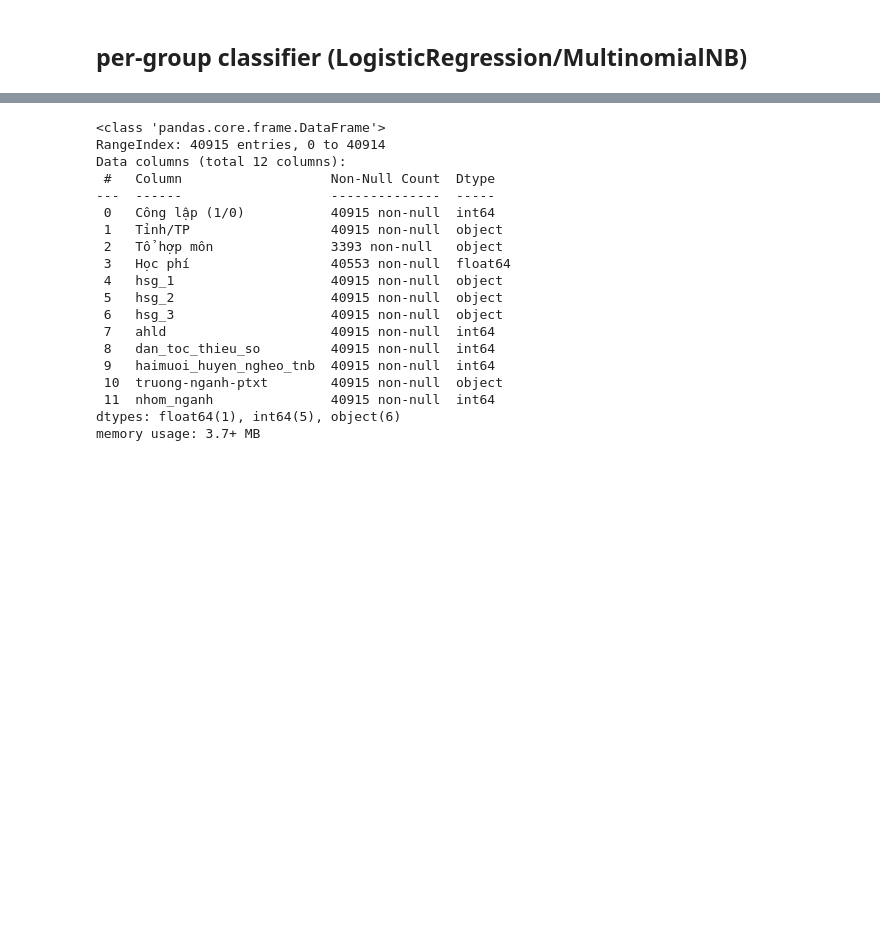
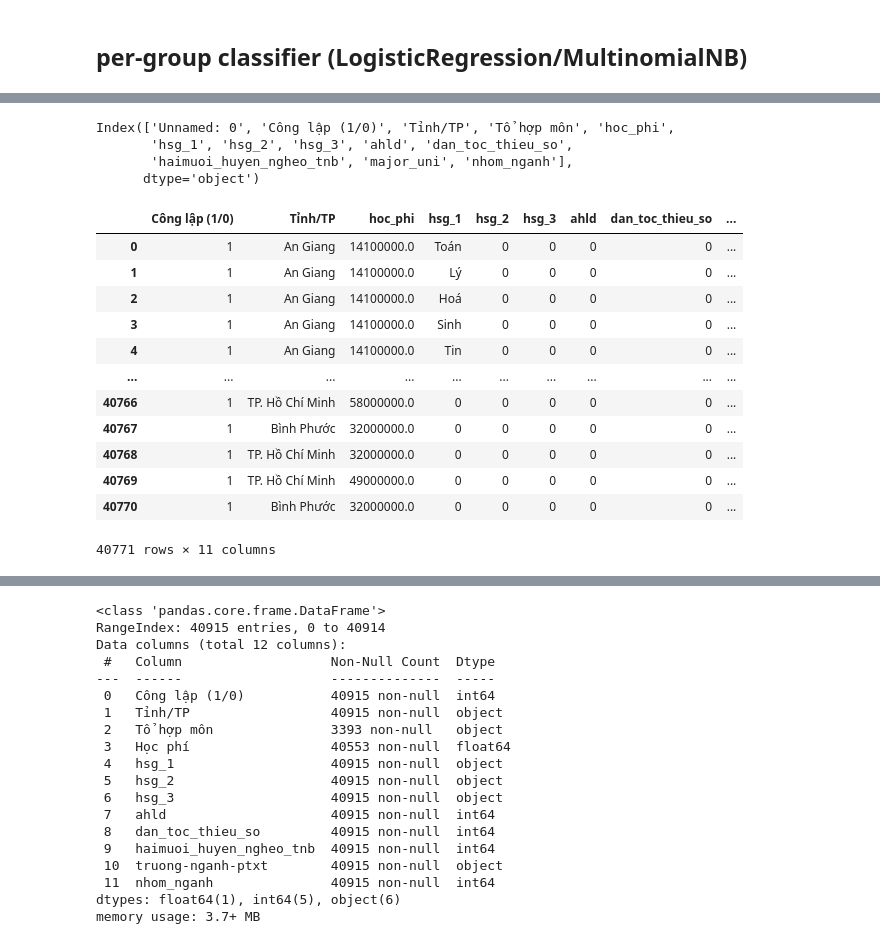
Before and after one commit to th-mimifufu/ptnk.khkt_project, a Jupyter notebook: notebooks/l1/new_train.ipynb, the cells around one changed output, grey strips where cells are left out. Drawn from its saved outputs; the diff is of its cells as text; code cells hidden in the pictures; blank space fills up the shorter version.

```diff
--- a/notebooks/l1/new_train.ipynb
+++ b/notebooks/l1/new_train.ipynb
@@ -442 +463,28 @@ Index(['cong_lap', 'tinh_tp', 'hoc_phi', 'nhom_nganh', 'hsg_subject', 'ahld',
       dtype='object')
+# %%
+l1_ori = pd.read_excel('../../data/l1_rs.xlsx')
+# %%
+l1_ori.columns
+# %% [output]
+Index(['Unnamed: 0', 'Công lập (1/0)', 'Tỉnh/TP', 'Tổ hợp môn', 'hoc_phi',
+       'hsg_1', 'hsg_2', 'hsg_3', 'ahld', 'dan_toc_thieu_so',
+       'haimuoi_huyen_ngheo_tnb', 'major_uni', 'nhom_nganh'],
+      dtype='object')
+# %%
+l1_ori = l1_ori.drop(columns=['Unnamed: 0', 'Tổ hợp môn'])
+# %%
+l1_ori
+# %% [output]
+|  | Công lập (1/0) | Tỉnh/TP | hoc_phi | hsg_1 | hsg_2 | hsg_3 | ahld | dan_toc_thieu_so | ... |
+| 0 | 1 | An Giang | 14100000.0 | Toán | 0 | 0 | 0 | 0 | ... |
+| 1 | 1 | An Giang | 14100000.0 | Lý | 0 | 0 | 0 | 0 | ... |
+| 2 | 1 | An Giang | 14100000.0 | Hoá | 0 | 0 | 0 | 0 | ... |
+| 3 | 1 | An Giang | 14100000.0 | Sinh | 0 | 0 | 0 | 0 | ... |
+| 4 | 1 | An Giang | 14100000.0 | Tin | 0 | 0 | 0 | 0 | ... |
+| ... | ... | ... | ... | ... | ... | ... | ... | ... | ... |
+| 40766 | 1 | TP. Hồ Chí Minh | 58000000.0 | 0 | 0 | 0 | 0 | 0 | ... |
+| 40767 | 1 | Bình Phước | 32000000.0 | 0 | 0 | 0 | 0 | 0 | ... |
+| 40768 | 1 | TP. Hồ Chí Minh | 32000000.0 | 0 | 0 | 0 | 0 | 0 | ... |
+| 40769 | 1 | TP. Hồ Chí Minh | 49000000.0 | 0 | 0 | 0 | 0 | 0 | ... |
+| 40770 | 1 | Bình Phước | 32000000.0 | 0 | 0 | 0 | 0 | 0 | ... |
+40771 rows × 11 columns
```
Also changed, not shown: parts of 39 cells of this notebook, 1 other file.
